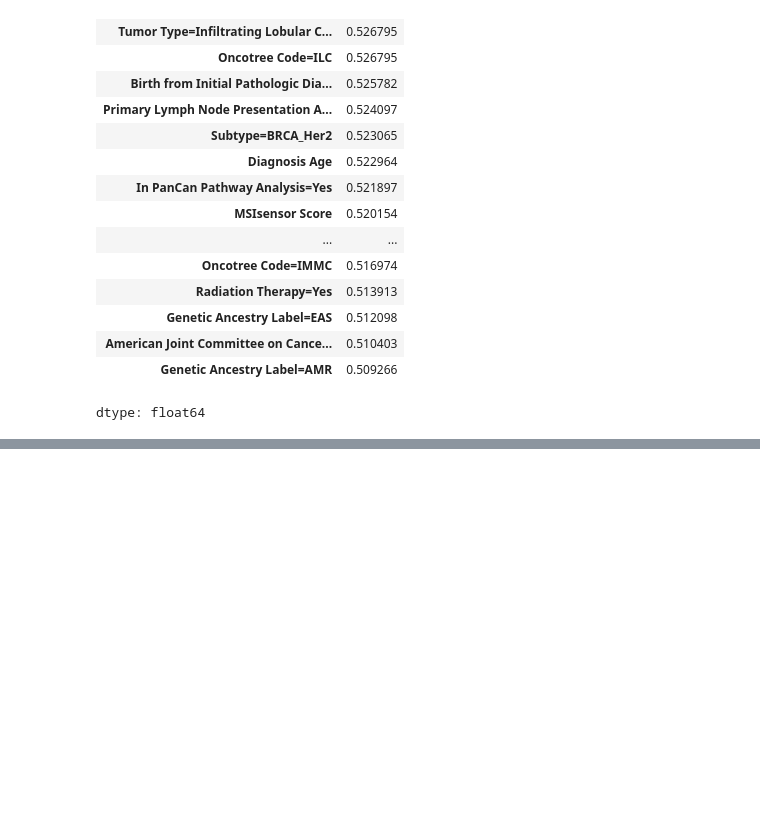
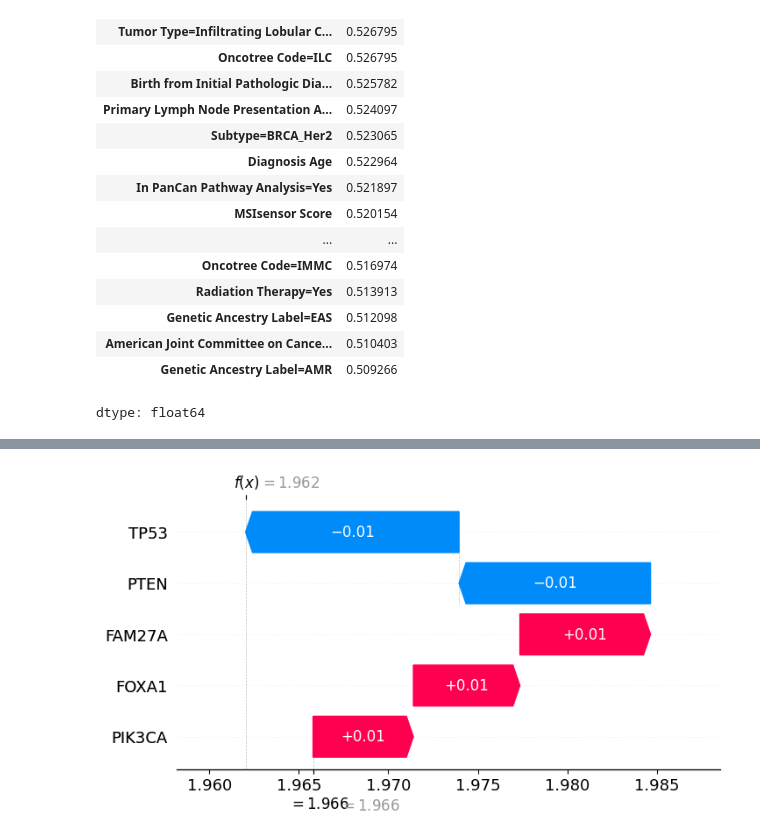
Before and after one commit to CNsquared/breast-cancer-team-1, a Jupyter notebook: project-4/notebooks/personal/ari/Project4.ipynb, the cells around one changed output, grey strips where cells are left out. Drawn from its saved outputs; the diff is of its cells as text; code cells hidden in the pictures; blank space fills up the shorter version.

```diff
--- a/project-4/notebooks/personal/ari/Project4.ipynb
+++ b/project-4/notebooks/personal/ari/Project4.ipynb
@@ -658,0 +721,4 @@ dtype: float64
+# %%
+shap.plots._waterfall.waterfall_legacy(explainer.expected_value[4], shap_values[0][4], feature_names = col_name)
+# %% [output]
+[figure, added]
```
Also changed, not shown: parts of 16 cells of this notebook.
